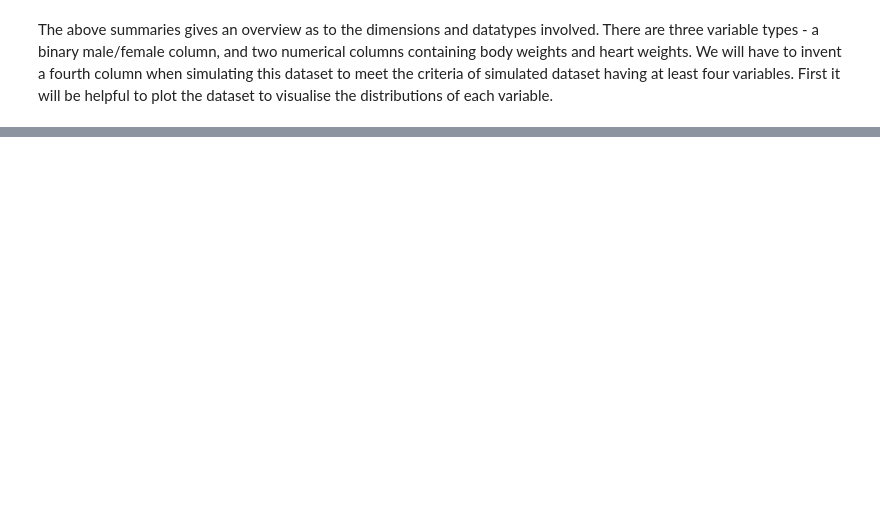
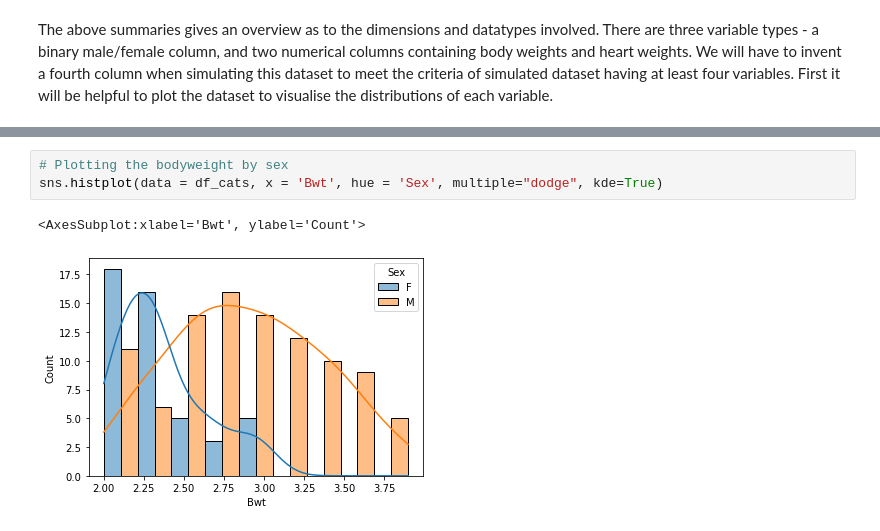
Before and after one commit to andrewjscott/Programming-for-Data-Analysis-Project, a Jupyter notebook: Simulation.ipynb, the cells around one changed output, grey strips where cells are left out. Cells and saved outputs as stored; diff of their text form; blank space fills up the shorter version.

```diff
--- a/Simulation.ipynb
+++ b/Simulation.ipynb
@@ -85,0 +109,6 @@ The above summaries gives an overview as to the dimensions and datatypes involve
+# %%
+# Plotting the bodyweight by sex
+sns.histplot(data = df_cats, x = 'Bwt', hue = 'Sex', multiple="dodge", kde=True)
+# %% [output]
+<AxesSubplot:xlabel='Bwt', ylabel='Count'>
+[figure, added]
```
Also changed, not shown: parts of 5 cells of this notebook, 1 other file.
